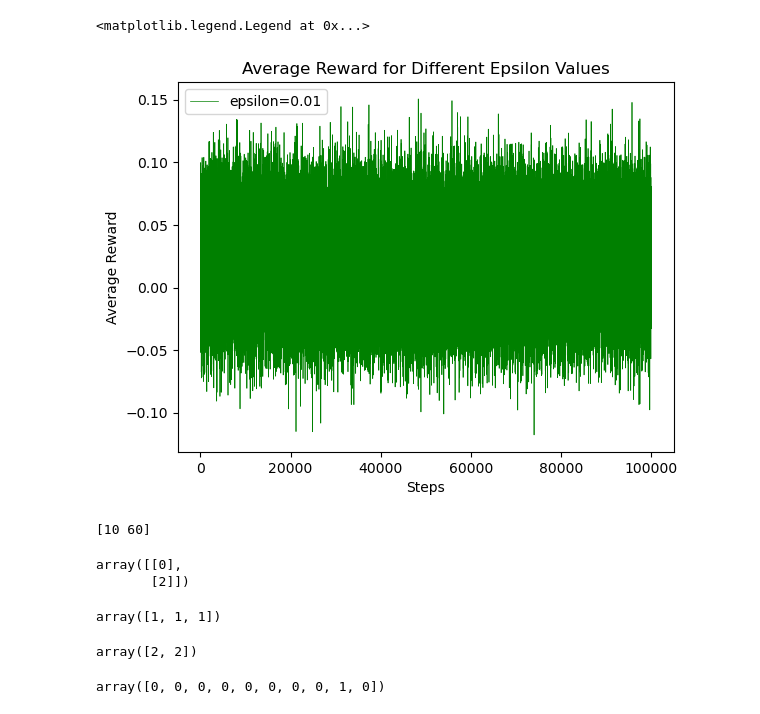
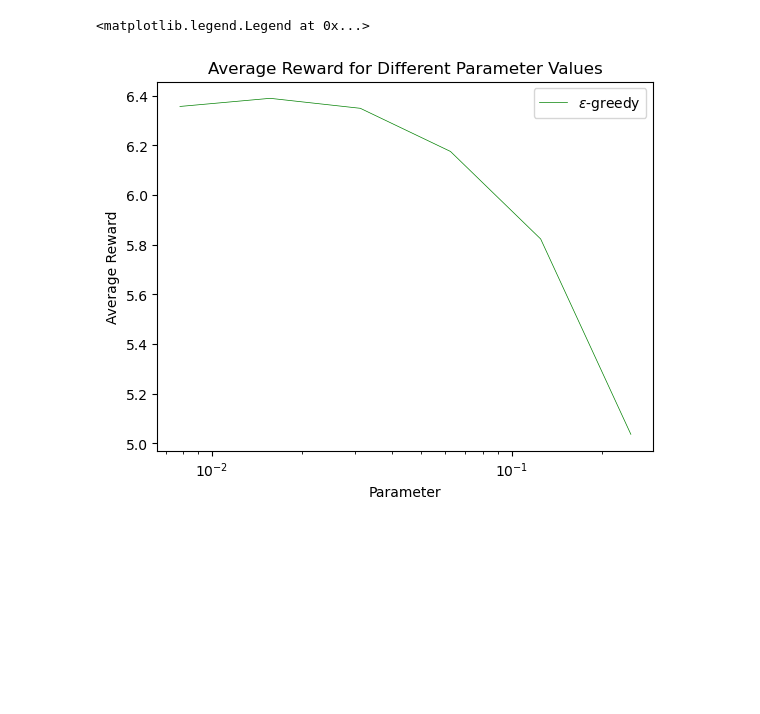
Before and after one commit to shantanu/reinforcement-learning-book, a Jupyter notebook: ch2/parameter-study.ipynb, the cells around one changed output. Cells and saved outputs as stored; diff of their text form; code cells hidden in the pictures; blank space fills up the shorter version.

Commit message:
non stationary results for e-greedy sample average technique are surprisingly good

```diff
--- a/ch2/parameter-study.ipynb
+++ b/ch2/parameter-study.ipynb
@@ -50,7 +51,7 @@ class Agent(ABC):
         return self._percent_optimal
 # %%
 class EGreedySampleAverage(Agent):
-    def __init__(self, time:int, e: np.float64, problems: int = 2000, arms: int = 10):
+    def __init__(self, time:int, e: np.float64, problems: int = PROBLEMS, arms: int = 10):
         super().__init__(time)
         self._e: np.float64 = e
         self._problems: int = problems
@@ -74,13 +75,16 @@ class EGreedySampleAverage(Agent):
             return self._current_actions
 
         greedy = np.argmax(self._estimates, axis=1)
+        # print("greedy action: ", greedy)
         random = np.random.randint(0, self._arms, self._problems)
+        # print("random: ", random)
 
         # flip a biased coin for each problem, to either pick greedy (0) or random (1)
         coinflip = np.random.binomial(1, self._e, self._problems)
+        # print("coinflip: ", coinflip)
 
         # pick outputs based on coinflip result
-        self._current_actions = np.where(coinflip, greedy, random)
+        self._current_actions = np.where(coinflip, random, greedy)
 
         # don't re-generate actions if no reward recieved yet
         self._recieved_rewards = False
@@ -91,22 +95,33 @@ class EGreedySampleAverage(Agent):
     def process_rewards(self, rewards: Rewards) -> None:
         self._action_counts[np.arange(self._problems), self._current_actions] += 1
 
+        current_estimates = self._estimates[np.arange(self._problems), self._current_actions]
+        current_counts = self._action_counts[np.arange(self._problems), self._current_actions]
         # Q_n+1 = Qn + 1/N*(Rn - Qn)
-        self._estimates[np.arange(self._problems), self._current_actions] += \
-            (1/self._action_counts[np.arange(self._problems), self._current_actions]) * \
-            (rewards.value - self._estimates[np.arange(self._problems), self._current_actions])
+        self._estimates[np.arange(self._problems), self._current_actions] = \
+            current_estimates + (1/current_counts) * (rewards.value - current_estimates)
+
+        # print("estimates: ", self._estimates)
 
         # set averages
         self._average_reward[self._step] = np.mean(rewards.value)
+        # print("average reward of this step: ", np.mean(rewards.value))
         self._percent_optimal[self._step] = np.mean(rewards.optimal == self._current_actions)
+        # print("percent optimal: ", self._percent_optimal[self._step])
 
         self._recieved_rewards = True
         self._step += 1
 # %%
 %%time
-agent = EGreedySampleAverage(time=int(1e5), e=np.float64(0.01))
-testbed = Testbed()
-for i in range(100000):
-    actions = agent.get_next_actions()
-    agent.process_rewards(testbed.get_rewards(actions))
+TIMESTEPS: int = 200000
+es = [1/128, 1/64, 1/32, 1/16, 1/8, 1/4]
+egreedy_agents = [EGreedySampleAverage(time=TIMESTEPS, e=np.float64(ee)) for ee in es]
+testbed = Testbed(TestbedType.NON_STATIONARY)
+for i in range(TIMESTEPS):
+    for agent in egreedy_agents:
+        actions = agent.get_next_actions()
+        #print(actions)
+        rewards = testbed.get_rewards(actions)
+        # print(rewards)
+        agent.process_rewards(rewards)
 # %% [output]
@@ -115,57 +130,30 @@ Wall time: 13.7 s
 # %%
 import matplotlib.pyplot as plt
 # Define colors for each epsilon value
 colors = ['green', 'red', 'blue']
 
+
+rewards = [np.mean(agent.get_average_rewards()[:100000]) for agent in egreedy_agents]
 # Plot average reward for each epsilon
-plt.plot(agent.get_average_rewards(), label=f'epsilon=0.01', color='green', linewidth=0.5)
+plt.plot(es, rewards, label=f'$\epsilon$-greedy', color='green', linewidth=0.5)
+# plt.plot(agent.get_percent_optimal_actions(), label=f"percent optimal", color='blue', linewidth=0.5)
 
 # plt.text(0, 1.4, f'$\epsilon$={0.1}',
 #          color='blue', fontsize=10, verticalalignment='center')
 
 # plt.text(800, 1.2, f'$\epsilon$={0.01}',
 #          color='red', fontsize=10, verticalalignment='center')
 
 # plt.text(500, 0.92, f'$\epsilon$={0} (greedy)',
 #          color='green', fontsize=10, verticalalignment='center')
 
 
 # Add labels and title
-plt.xlabel('Steps')
+plt.xlabel('Parameter')
+plt.xscale('log')
 plt.ylabel('Average Reward')
-plt.title('Average Reward for Different Epsilon Values')
+plt.title('Average Reward for Different Parameter Values')
 plt.legend()
 # %% [output]
 <matplotlib.legend.Legend at 0x...>
-[figure, old version]
+[figure, new version]
-# %%
-# Create a 2D array
-arr = np.array([[10, 20, 30],
-                [40, 50, 60]])
-
-# Indices of the elements to take from each row
-indices = np.array([0, 2])
-
-# Take one element from each row using the specified indices
-result = np.take_along_axis(arr, indices[:, None], axis=1).flatten()
-
-print(result)
-# %% [output]
-[10 60]
-# %%
-indices[:, None]
-# %% [output]
-array([[0],
-       [2]])
-# %%
-np.argmax(arr, axis=0)
-# %% [output]
-array([1, 1, 1])
-# %%
-np.argmax(arr, axis=1)
-# %% [output]
-array([2, 2])
-# %%
-np.random.binomial(1, 0.1, 10)
-# %% [output]
-array([0, 0, 0, 0, 0, 0, 0, 0, 1, 0])
```
Also changed, not shown: parts of 6 cells of this notebook.
